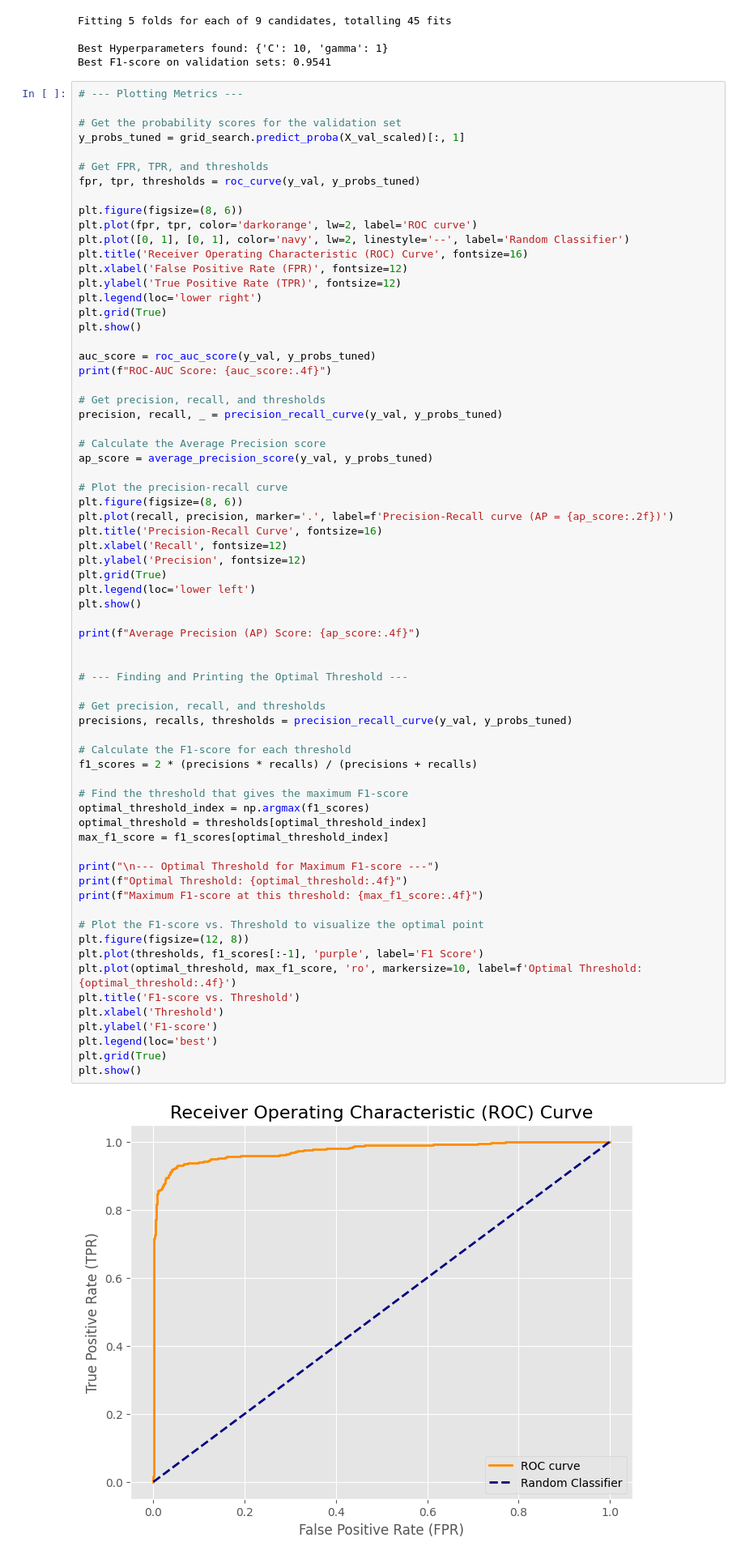
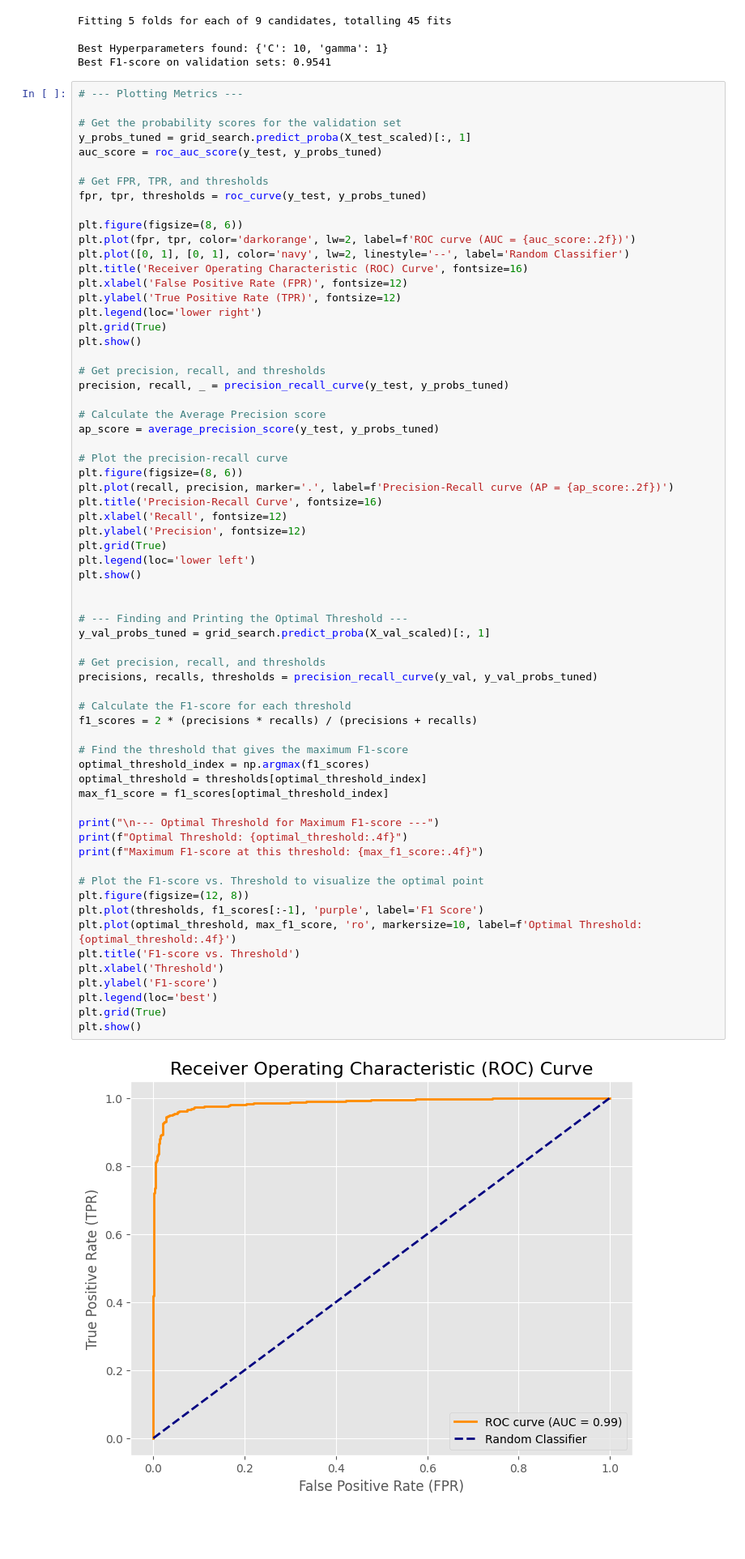
Before and after one commit to ambkingdavid/Leak-Detection-Model, a Jupyter notebook: SVM.ipynb, the cells around one changed output. Shown at 81% size. Drawn from its saved outputs; the diff is of its cells as text; blank space fills up the shorter version.

```diff
--- a/SVM.ipynb
+++ b/SVM.ipynb
@@ -563,13 +561,14 @@ Best F1-score on validation sets: 0.9541
 # --- Plotting Metrics ---
 
 # Get the probability scores for the validation set
-y_probs_tuned = grid_search.predict_proba(X_val_scaled)[:, 1]
+y_probs_tuned = grid_search.predict_proba(X_test_scaled)[:, 1]
+auc_score = roc_auc_score(y_test, y_probs_tuned)
 
 # Get FPR, TPR, and thresholds
-fpr, tpr, thresholds = roc_curve(y_val, y_probs_tuned)
+fpr, tpr, thresholds = roc_curve(y_test, y_probs_tuned)
 
 plt.figure(figsize=(8, 6))
-plt.plot(fpr, tpr, color='darkorange', lw=2, label='ROC curve')
+plt.plot(fpr, tpr, color='darkorange', lw=2, label=f'ROC curve (AUC = {auc_score:.2f})')
 plt.plot([0, 1], [0, 1], color='navy', lw=2, linestyle='--', label='Random Classifier')
 plt.title('Receiver Operating Characteristic (ROC) Curve', fontsize=16)
 plt.xlabel('False Positive Rate (FPR)', fontsize=12)
@@ -578,14 +577,11 @@ plt.legend(loc='lower right')
 plt.grid(True)
 plt.show()
 
-auc_score = roc_auc_score(y_val, y_probs_tuned)
-print(f"ROC-AUC Score: {auc_score:.4f}")
-
 # Get precision, recall, and thresholds
-precision, recall, _ = precision_recall_curve(y_val, y_probs_tuned)
+precision, recall, _ = precision_recall_curve(y_test, y_probs_tuned)
 
 # Calculate the Average Precision score
-ap_score = average_precision_score(y_val, y_probs_tuned)
+ap_score = average_precision_score(y_test, y_probs_tuned)
 
 # Plot the precision-recall curve
 plt.figure(figsize=(8, 6))
@@ -597,35 +593,34 @@ plt.grid(True)
 plt.legend(loc='lower left')
 plt.show()
 
-print(f"Average Precision (AP) Score: {ap_score:.4f}")
-
 
 # --- Finding and Printing the Optimal Threshold ---
+y_val_probs_tuned = grid_search.predict_proba(X_val_scaled)[:, 1]
 
 # Get precision, recall, and thresholds
-precisions, recalls, thresholds = precision_recall_curve(y_val, y_probs_tuned)
+precisions, recalls, thresholds = precision_recall_curve(y_val, y_val_probs_tuned)
 
 # Calculate the F1-score for each threshold
 f1_scores = 2 * (precisions * recalls) / (precisions + recalls)
 
 # Find the threshold that gives the maximum F1-score
 optimal_threshold_index = np.argmax(f1_scores)
 optimal_threshold = thresholds[optimal_threshold_index]
 max_f1_score = f1_scores[optimal_threshold_index]
 
 print("\n--- Optimal Threshold for Maximum F1-score ---")
 print(f"Optimal Threshold: {optimal_threshold:.4f}")
 print(f"Maximum F1-score at this threshold: {max_f1_score:.4f}")
 
 # Plot the F1-score vs. Threshold to visualize the optimal point
 plt.figure(figsize=(12, 8))
 plt.plot(thresholds, f1_scores[:-1], 'purple', label='F1 Score')
 plt.plot(optimal_threshold, max_f1_score, 'ro', markersize=10, label=f'Optimal Threshold: {optimal_threshold:.4f}')
 plt.title('F1-score vs. Threshold')
 plt.xlabel('Threshold')
 plt.ylabel('F1-score')
 plt.legend(loc='best')
 plt.grid(True)
 plt.show()
 # %% [output]
-[figure, old version]
+[figure, new version]
```
Also changed, not shown: parts of 6 cells of this notebook.
